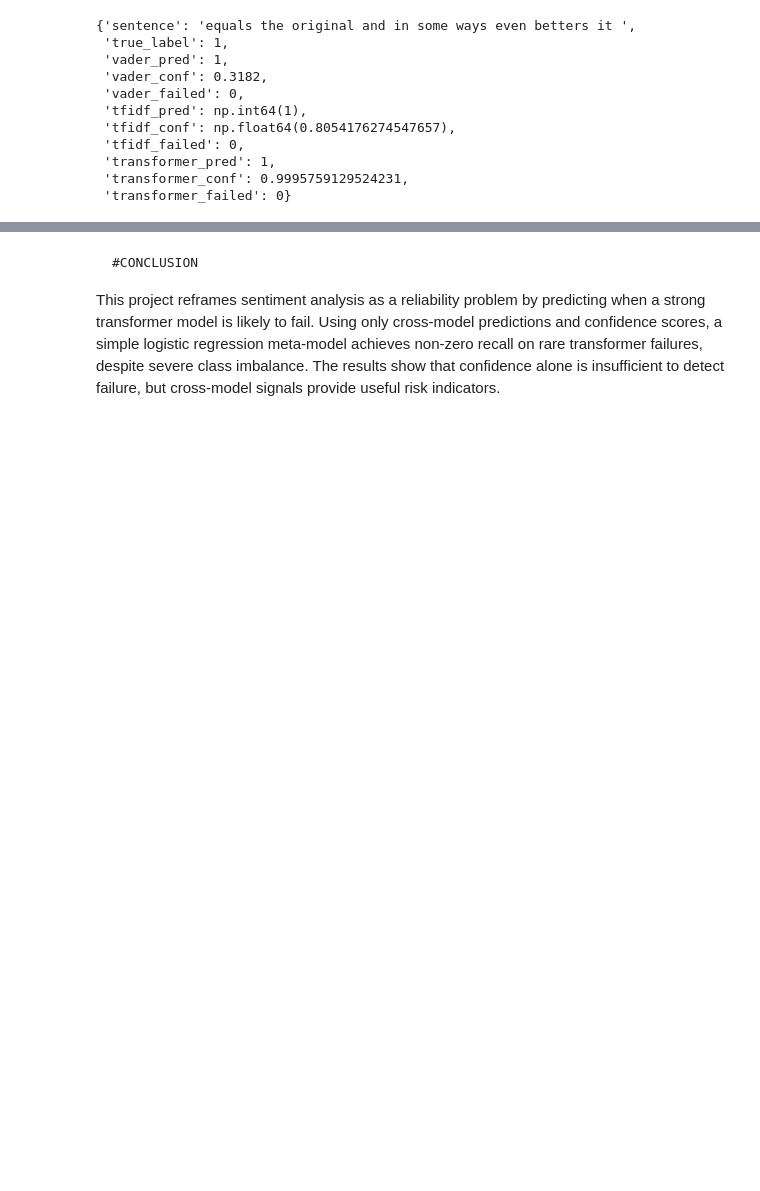
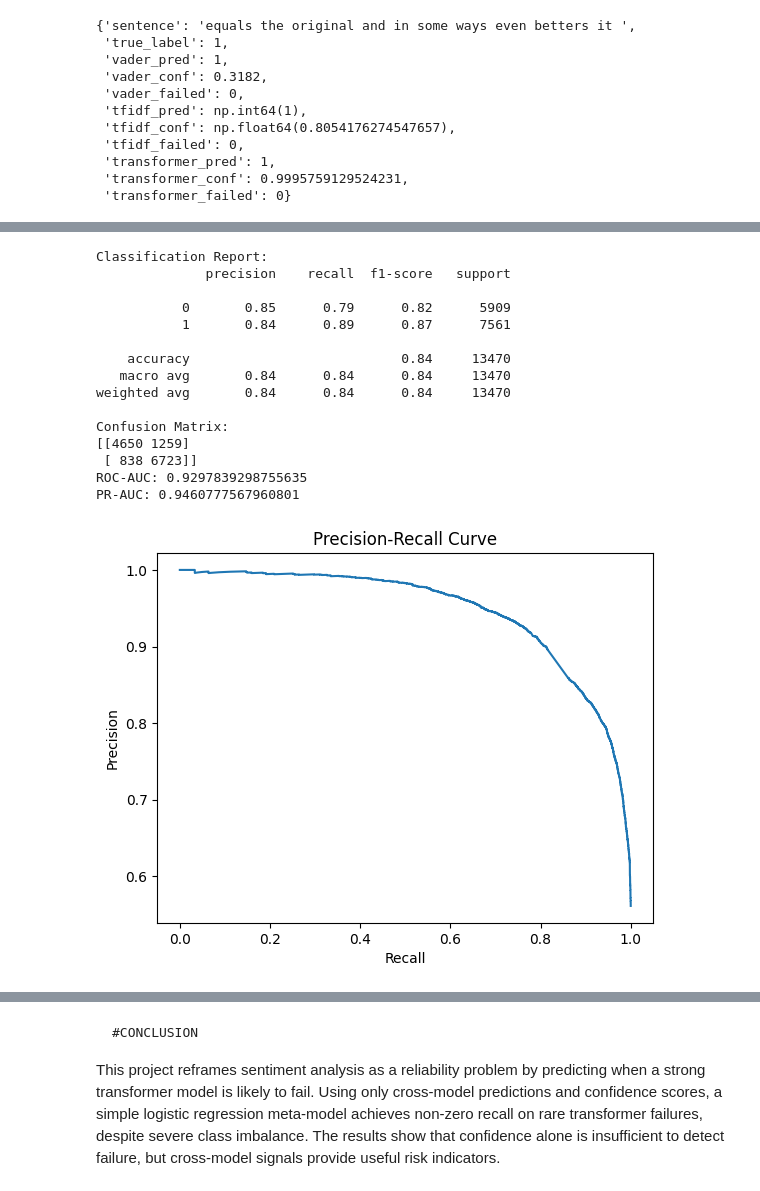
Before and after one commit to furged/meta-model-failure-prediction, a Jupyter notebook: meta_sentiment_analysis.ipynb, the cells around one changed output, grey strips where cells are left out. Drawn from its saved outputs; the diff is of its cells as text; code cells hidden in the pictures; blank space fills up the shorter version.

```diff
--- a/meta_sentiment_analysis.ipynb
+++ b/meta_sentiment_analysis.ipynb
@@ -435,2 +454,51 @@ meta_df = pd.DataFrame(meta_rows)
+# %%
+
+from sklearn.metrics import classification_report, confusion_matrix, roc_auc_score, precision_recall_curve, auc
+import matplotlib.pyplot as plt
+
+# Predictions
+y_pred = lr.predict(X_val_tfidf)
+y_prob = lr.predict_proba(X_val_tfidf)[:, 1]
+
+# Classification report
+print("Classification Report:")
+print(classification_report(y_val, y_pred))
+
+# Confusion matrix
+print("Confusion Matrix:")
+print(confusion_matrix(y_val, y_pred))
+
+# ROC-AUC
+roc = roc_auc_score(y_val, y_prob)
+print("ROC-AUC:", roc)
+
+# Precision-Recall AUC
+precision, recall, _ = precision_recall_curve(y_val, y_prob)
+pr_auc = auc(recall, precision)
+print("PR-AUC:", pr_auc)
+
+# Plot PR curve
+plt.plot(recall, precision)
+plt.xlabel("Recall")
+plt.ylabel("Precision")
+plt.title("Precision-Recall Curve")
+plt.show()
+# %% [output]
+Classification Report:
+              precision    recall  f1-score   support
+
+           0       0.85      0.79      0.82      5909
+           1       0.84      0.89      0.87      7561
+
+    accuracy                           0.84     13470
+   macro avg       0.84      0.84      0.84     13470
+weighted avg       0.84      0.84      0.84     13470
+
+Confusion Matrix:
+[[4650 1259]
+ [ 838 6723]]
+ROC-AUC: 0.9297839298755635
+PR-AUC: 0.9460777567960801
+[figure, added]
 # %%
 meta_df.shape
```
Also changed, not shown: parts of 13 cells of this notebook.
